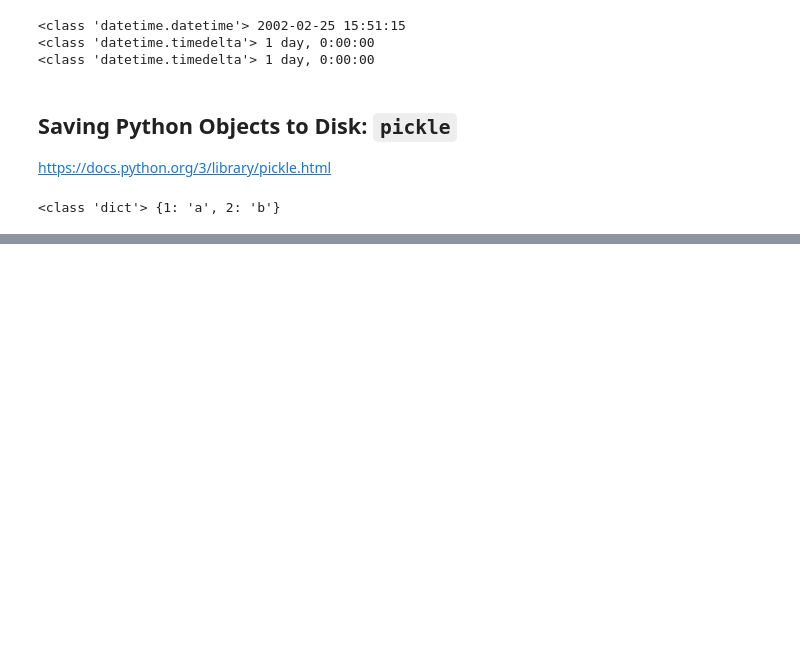
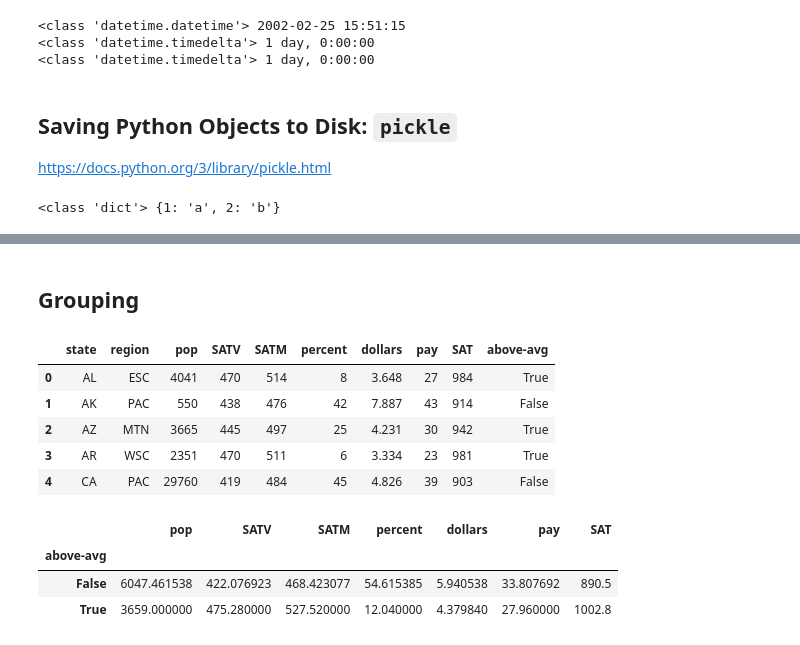
Before and after one commit to lse-my470/lectures, a Jupyter notebook: wk11/MY470_wk11_class.ipynb, the cells around one changed output, grey strips where cells are left out. Saved outputs shown, nothing was run; the diff lists cells and outputs as text; code cells hidden in the pictures; blank space fills up the shorter version.

```diff
--- a/wk11/MY470_wk11_class.ipynb
+++ b/wk11/MY470_wk11_class.ipynb
@@ -208,0 +311,22 @@ print(type(obj_retrieved), obj_retrieved)
+# %% [markdown]
+## Grouping
+# %%
+# Add a column that indicates whether state performed above median on SAT
+df3['SAT'] = df3['SATV'] + df3['SATM']
+df3['above-avg'] = df3['SAT'] > df3['SAT'].median()
+df3.head()
+# %% [output]
+|  | state | region | pop | SATV | SATM | percent | dollars | pay | SAT | above-avg |
+| 0 | AL | ESC | 4041 | 470 | 514 | 8 | 3.648 | 27 | 984 | True |
+| 1 | AK | PAC | 550 | 438 | 476 | 42 | 7.887 | 43 | 914 | False |
+| 2 | AZ | MTN | 3665 | 445 | 497 | 25 | 4.231 | 30 | 942 | True |
+| 3 | AR | WSC | 2351 | 470 | 511 | 6 | 3.334 | 23 | 981 | True |
+| 4 | CA | PAC | 29760 | 419 | 484 | 45 | 4.826 | 39 | 903 | False |
+# %%
+# Get mean indicators by SAT performance
+df3.groupby('above-avg').mean()
+# %% [output]
+|  | pop | SATV | SATM | percent | dollars | pay | SAT |
+| above-avg |  |  |  |  |  |  |  |
+| False | 6047.461538 | 422.076923 | 468.423077 | 54.615385 | 5.940538 | 33.807692 | 890.5 |
+| True | 3659.000000 | 475.280000 | 527.520000 | 12.040000 | 4.379840 | 27.960000 | 1002.8 |
```
Also changed, not shown: parts of 88 cells of this notebook, 13 other files.
